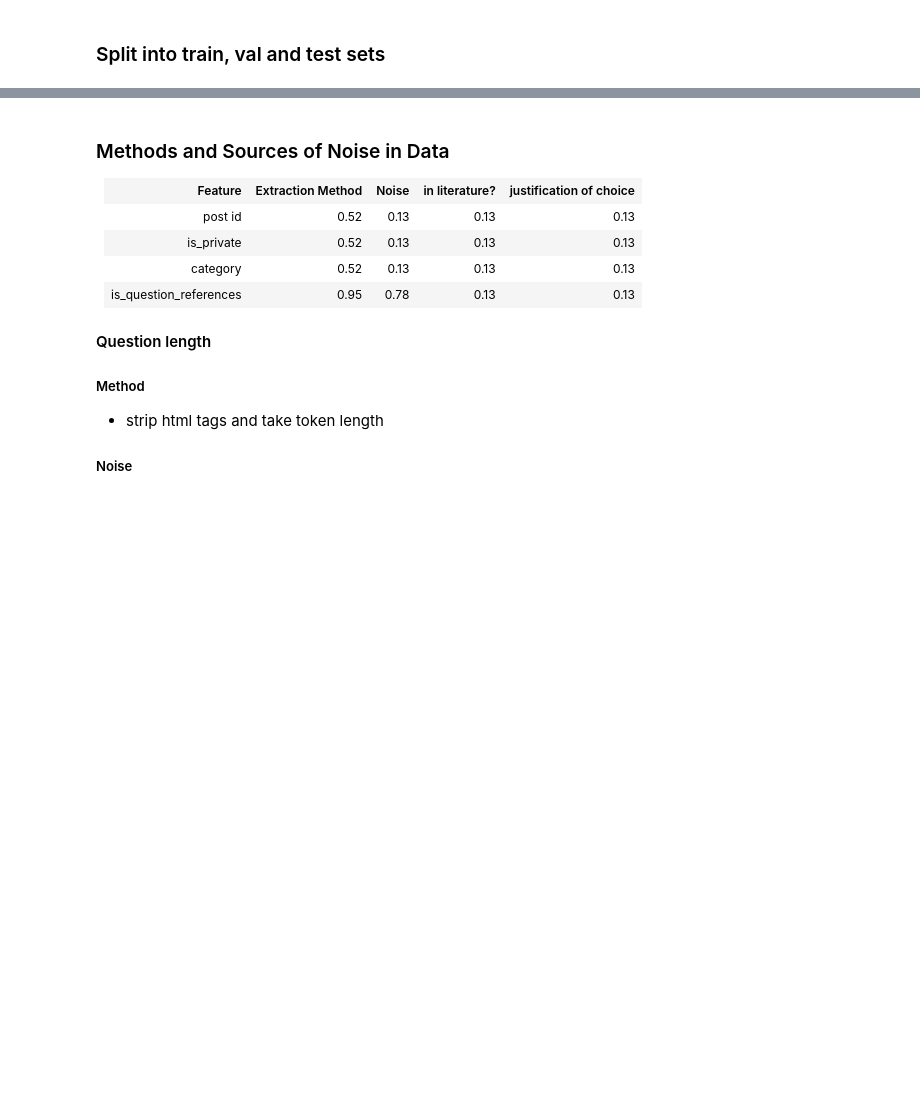
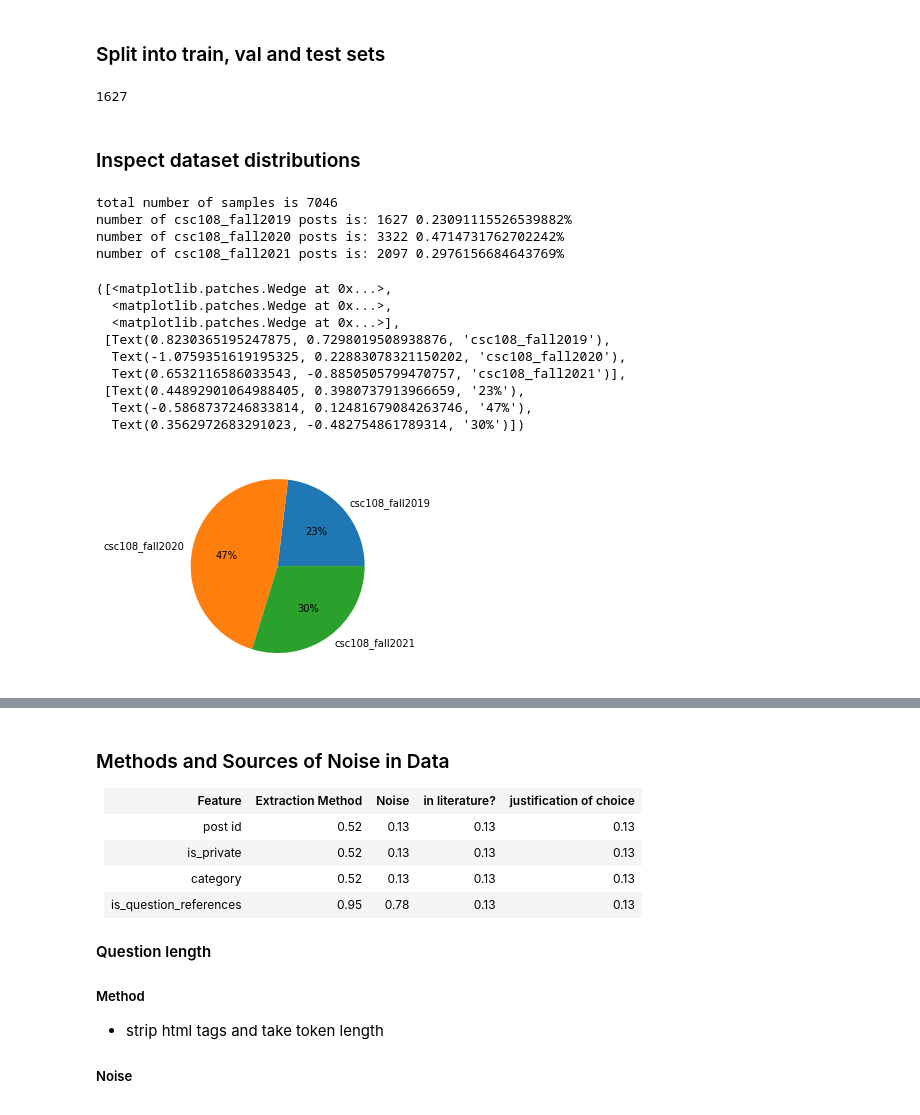
Before and after one commit to PiazzaBot/HelpfulResponses, a Jupyter notebook: data_processing.ipynb, the cells around one changed output, grey strips where cells are left out. Saved outputs shown, nothing was run; the diff lists cells and outputs as text; code cells hidden in the pictures; blank space fills up the shorter version.

```diff
--- a/data_processing.ipynb
+++ b/data_processing.ipynb
@@ -609,3 +631,38 @@ ignore_categories = {'spatial', 'pcrs', 'pcrs/spatial_skills'}
 #augmented_data[0].shape
 # %% [markdown]
 ### Split into train, val and test sets
+# %%
+csc108_fall2019 = pd.read_csv("csc108_fall2019_sentiment_aug.csv").set_index('ID')
+csc108_fall2020 = pd.read_csv("csc108_fall2020_sentiment_aug.csv").set_index('ID')
+csc108_fall2021 = pd.read_csv("csc108_fall2021_sentiment_aug.csv").set_index('ID')
+
+len(csc108_fall2019)
+#len(csc108_fall2020)
+#len(csc108_fall2021)
+# %% [output]
+1627
+# %% [markdown]
+### Inspect dataset distributions
+# %%
+total_samples = len(csc108_fall2019) + len(csc108_fall2020) + len(csc108_fall2021)
+print(f'total number of samples is {total_samples}')
+print(f'number of csc108_fall2019 posts is: {len(csc108_fall2019)} {len(csc108_fall2019) / total_samples}%')
+print(f'number of csc108_fall2020 posts is: {len(csc108_fall2020)} {len(csc108_fall2020) / total_samples}%')
+print(f'number of csc108_fall2021 posts is: {len(csc108_fall2021)} {len(csc108_fall2021) / total_samples}%')
+plt.pie([len(csc108_fall2019), len(csc108_fall2020), len(csc108_fall2021)], labels=['csc108_fall2019', 'csc108_fall2020', 'csc108_fall2021']
+, autopct='%.0f%%')
+# %% [output]
+total number of samples is 7046
+number of csc108_fall2019 posts is: 1627 0.23091115526539882%
+number of csc108_fall2020 posts is: 3322 0.4714731762702242%
+number of csc108_fall2021 posts is: 2097 0.2976156684643769%
+([<matplotlib.patches.Wedge at 0x...>,
+  <matplotlib.patches.Wedge at 0x...>,
+  <matplotlib.patches.Wedge at 0x...>],
+ [Text(0.8230365195247875, 0.7298019508938876, 'csc108_fall2019'),
+  Text(-1.0759351619195325, 0.22883078321150202, 'csc108_fall2020'),
+  Text(0.6532116586033543, -0.8850505799470757, 'csc108_fall2021')],
+ [Text(0.44892901064988405, 0.3980737913966659, '23%'),
+  Text(-0.5868737246833814, 0.12481679084263746, '47%'),
+  Text(0.3562972683291023, -0.482754861789314, '30%')])
+[figure, added]
```
Also changed, not shown: parts of 5 cells of this notebook, 1 other file.
